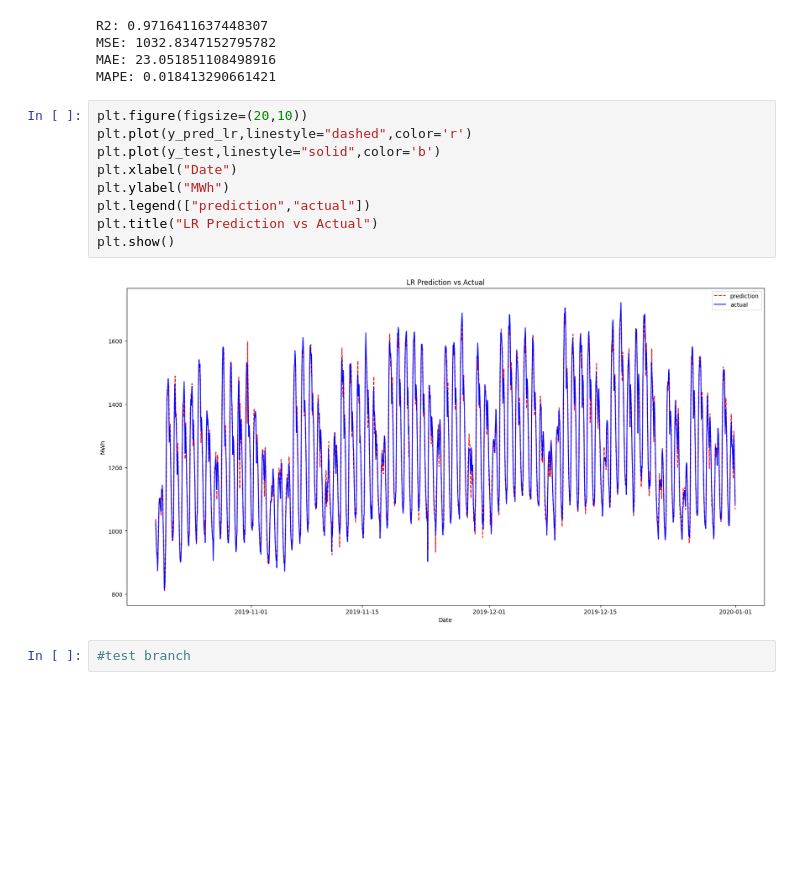
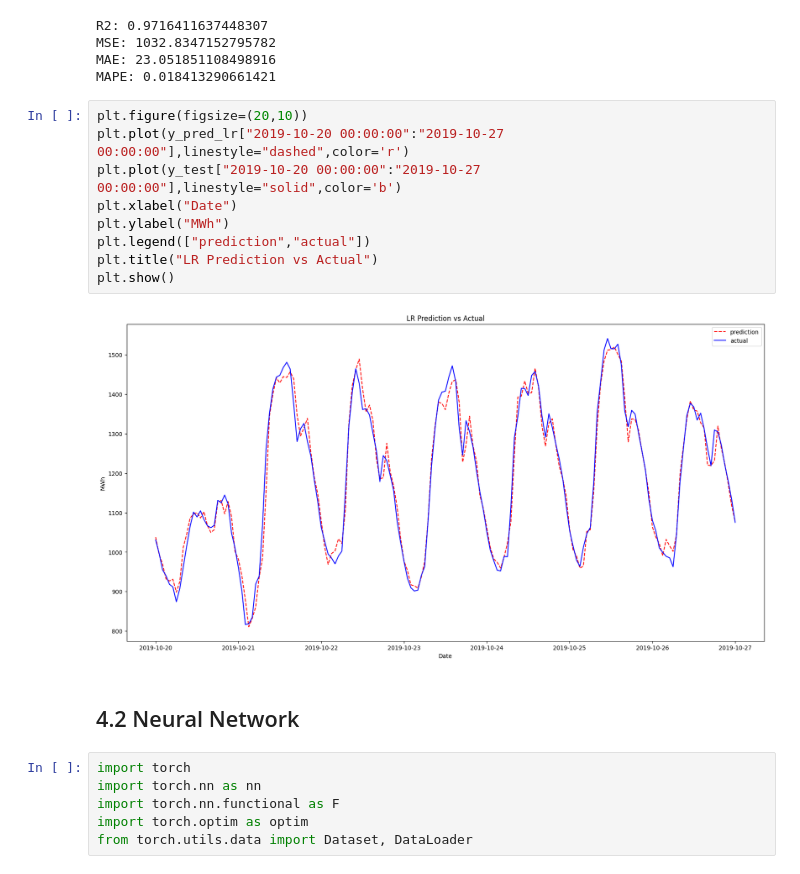
Before and after one commit to itangr31/electricity_load_forecasting, a Jupyter notebook: notebook.ipynb, the cells around one changed output. Cells and saved outputs as stored; diff of their text form; blank space fills up the shorter version.

Commit message:
Update Neural Network Models Script

```diff
--- a/notebook.ipynb
+++ b/notebook.ipynb
@@ -341,14 +345,20 @@ MAE: 23.051851108498916
 MAPE: 0.018413290661421
 # %%
 plt.figure(figsize=(20,10))
-plt.plot(y_pred_lr,linestyle="dashed",color='r')
-plt.plot(y_test,linestyle="solid",color='b')
+plt.plot(y_pred_lr["2019-10-20 00:00:00":"2019-10-27 00:00:00"],linestyle="dashed",color='r')
+plt.plot(y_test["2019-10-20 00:00:00":"2019-10-27 00:00:00"],linestyle="solid",color='b')
 plt.xlabel("Date")
 plt.ylabel("MWh")
 plt.legend(["prediction","actual"])
 plt.title("LR Prediction vs Actual")
 plt.show()
 # %% [output]
-[figure, old version]
+[figure, new version]
-# %%
-#test branch
+# %% [markdown]
+## <a id="ref52">4.2 Neural Network </a>
+# %%
+import torch
+import torch.nn as nn
+import torch.nn.functional as F
+import torch.optim as optim
+from torch.utils.data import Dataset, DataLoader
```
Also changed, not shown: parts of 23 cells of this notebook.
